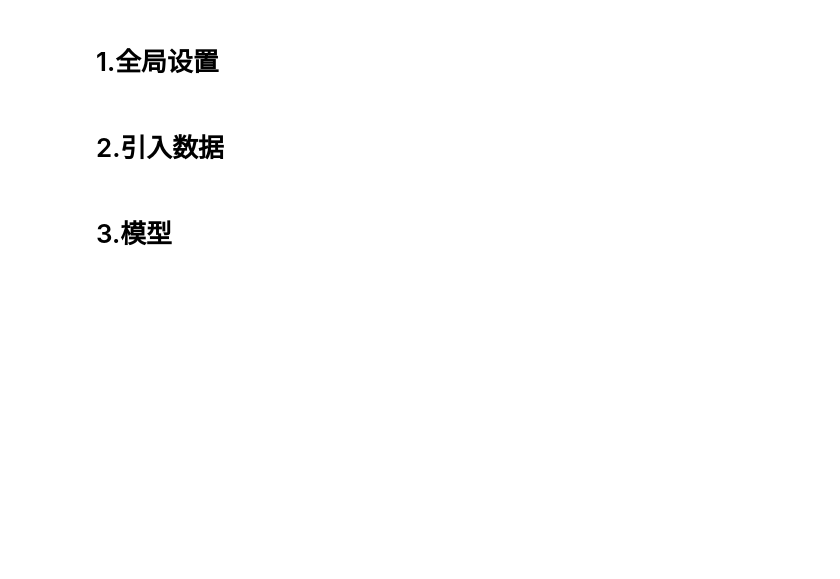
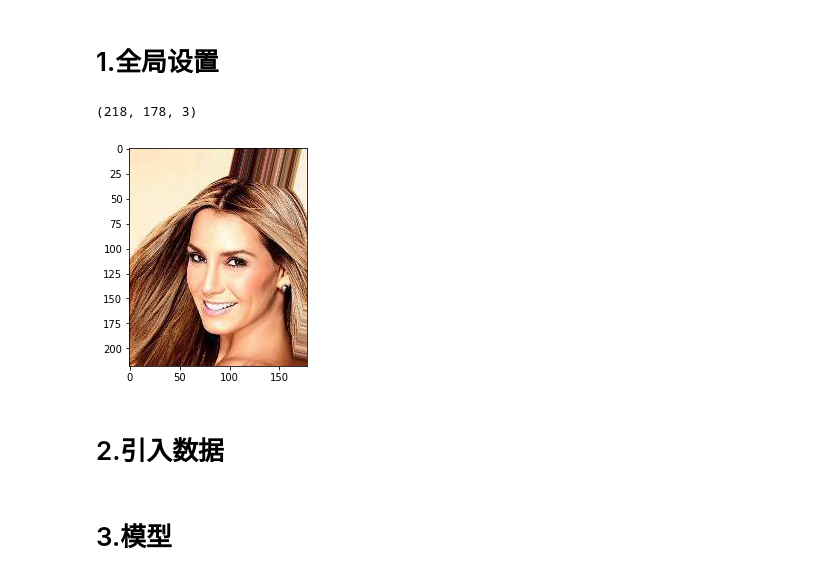
Before and after one commit to JJZHK-AI/AIKnowledgeBase, a Jupyter notebook: 03.深度学习/02.经典网络/04.ResNet101.10.CelebA.ipynb, the cells around one changed output. Saved outputs shown, nothing was run; the diff lists cells and outputs as text; code cells hidden in the pictures; blank space fills up the shorter version.

```diff
--- a/03.深度学习/02.经典网络/04.ResNet101.10.CelebA.ipynb
+++ b/03.深度学习/02.经典网络/04.ResNet101.10.CelebA.ipynb
@@ -42,9 +42,12 @@ GRAYSCALE = False
 DATA_ROOT = os.path.join("/input", "face")
 IMAGE_ROOT = os.path.join(DATA_ROOT, "img_align_celeba")
 # %%
-img = Image.open('img_align_celeba/000001.jpg')
+img = Image.open(os.path.join(IMAGE_ROOT, '000001.jpg'))
 print(np.asarray(img, dtype=np.uint8).shape)
 plt.imshow(img);
+# %% [output]
+(218, 178, 3)
+[figure, added]
 # %% [markdown]
 # 2.引入数据
 # %%
```
Also changed, not shown: parts of 5 cells of this notebook, 11 other files.
